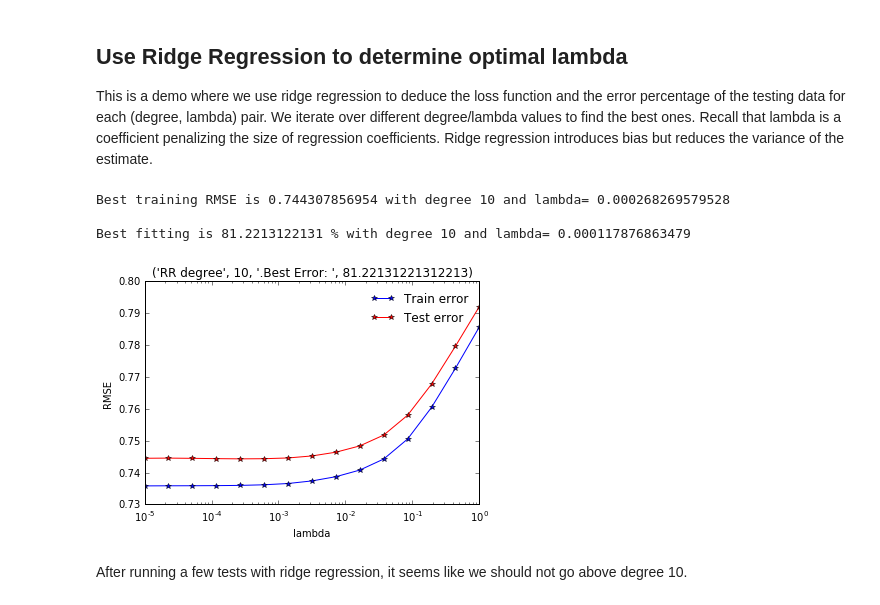
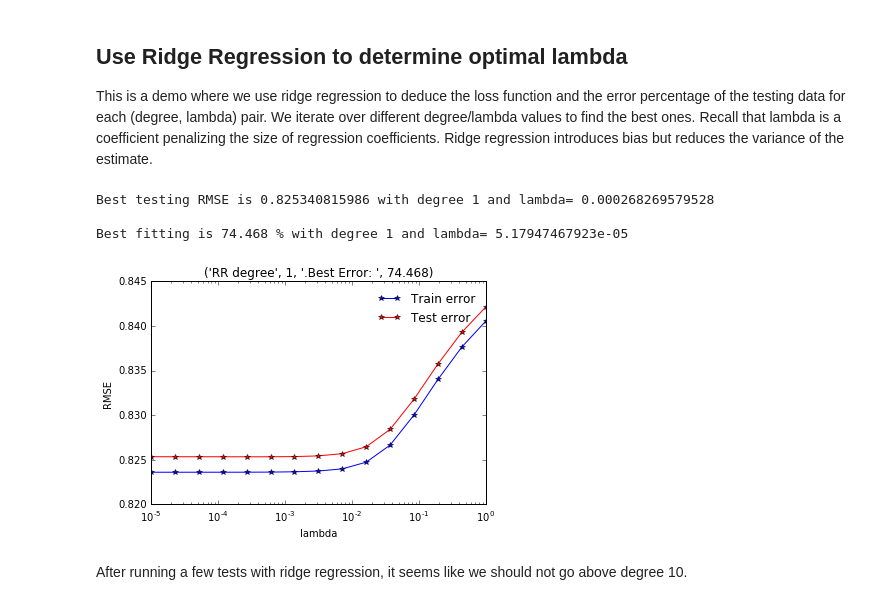
Before and after one commit to rbsteinm/Higgs-Boson-Machine-Learning-Challenge, a Jupyter notebook: project1.ipynb, the cells around one changed output. Cells and saved outputs as stored; diff of their text form; code cells hidden in the pictures.

```diff
--- a/project1.ipynb
+++ b/project1.ipynb
@@ -377,7 +369,7 @@ def ridge_regression_demo(x, y, ratio, seed):
     function of lambda in order to determine the best lambda value"""
     # define parameter
     lambdas = np.logspace(-5, 0, 15)
-    degrees = [10]
+    degrees = [1]
 
     # split the data, and return train and test data:
     x_tr, y_tr, x_te, y_te = split_data(x, y, ratio, seed)
@@ -413,38 +405,38 @@ def ridge_regression_demo(x, y, ratio, seed):
             if(best_err < err):
                 best_err = err
                 optimal_weights_err = w_tr
             # get the optimal weights according to the testing rmse
             if(best_RMSE > rmse_te):
                 best_RMSE = rmse_te
                 optimal_weights_rmse_te = w_tr
         # plot figures
         plt.figure(i)
         plot_train_test(rmse_list_tr[i, :], rmse_list_te[i, :], lambdas, degree)
         # TODO we need to compute the error for each (d, lambda) value, store all in array and print best for each degree
-        err = error(y_te,predict_labels(w_tr,poly_basis_te))
+        #err = error(y_te,predict_labels(w_tr,poly_basis_te))
         plt.title(("RR degree", degree, ".Best Error: ", best_err))
 
     # get best degree, lambda according to the testing RMSE
     degree_index_te, lambd_index_te = np.where(rmse_list_te == rmse_list_te.min())
     degree_index_te, lambd_index_te = (degree_index_te[0],lambd_index_te[0])
     best_rmse_te = rmse_list_te[degree_index_te][lambd_index_te]
-    print("Best training RMSE is", best_rmse_te, "with degree", degrees[degree_index_te], "and lambda=", lambdas[lambd_index_te], "\n")
+    print("Best testing RMSE is", best_rmse_te, "with degree", degrees[degree_index_te], "and lambda=", lambdas[lambd_index_te], "\n")
     # get best degree and lambda according to the error
     degree_index_err, lambd_index_err = np.where(errors == errors.max())
     degree_index_err, lambd_index_err = (degree_index_err[0],lambd_index_err[0])
     best_error = errors[degree_index_err][lambd_index_err]
     print("Best fitting is", best_error, "% with degree", degrees[degree_index_err], "and lambda=", lambdas[lambd_index_err], "\n")
     #return optimal_weights, best_RMSE
     return optimal_weights_rmse_te, best_rmse_te
 
 seed = 1
 split_ratio = 0.8
 w, loss = ridge_regression_demo(tX, y, split_ratio, seed)
 # %% [output]
-Best training RMSE is 0.744307856954 with degree 10 and lambda= 0.000268269579528
+Best testing RMSE is 0.825340815986 with degree 1 and lambda= 0.000268269579528
 
-Best fitting is 81.2213122131 % with degree 10 and lambda= 0.000117876863479
+Best fitting is 74.468 % with degree 1 and lambda= 5.17947467923e-05
-[figure, old version]
+[figure, new version]
 # %% [markdown]
 After running a few tests with ridge regression, it seems like we should not go above degree 10.
 # %% [markdown]
```
Also changed, not shown: parts of 14 cells of this notebook, 1 other file.
